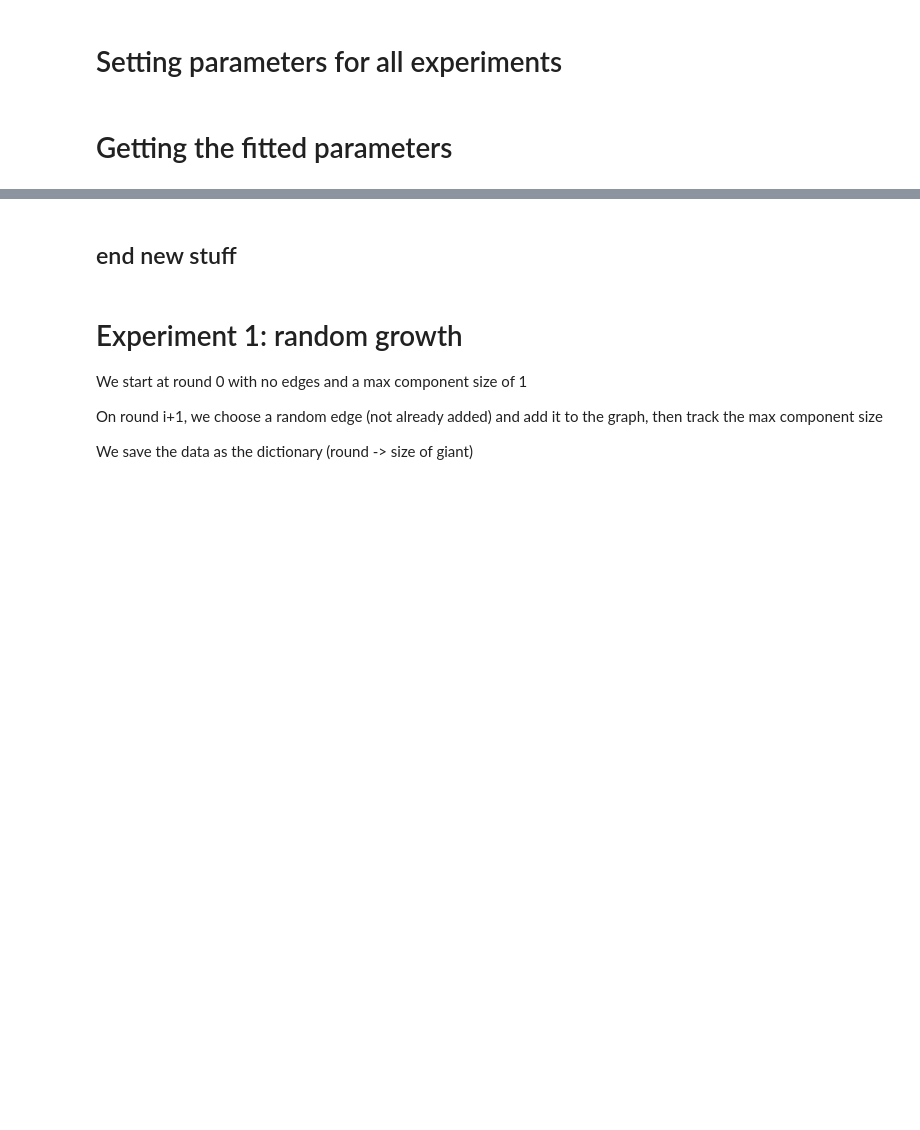
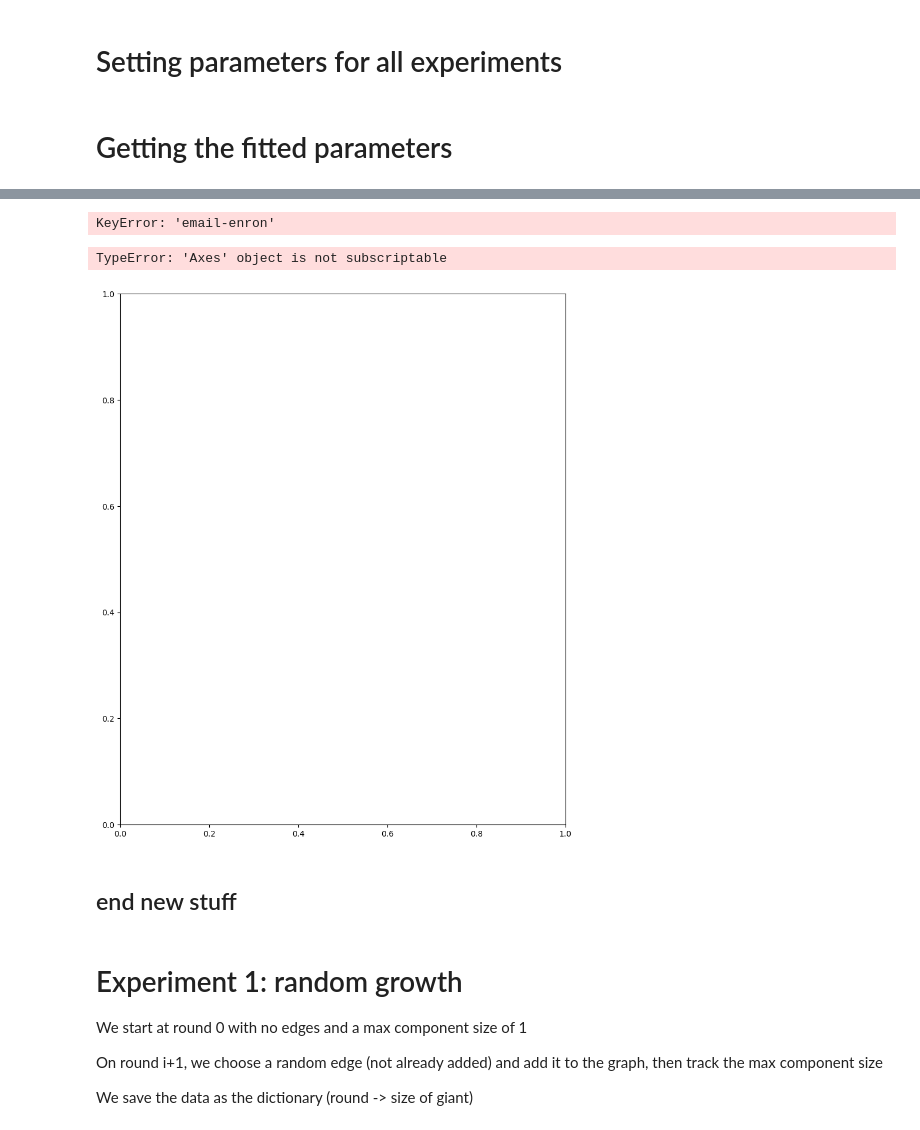
Before and after one commit to emilylackershire/Simplicial_Ratio, a Jupyter notebook: Experiments/Experiments.ipynb, the cells around one changed output, grey strips where cells are left out. Cells and saved outputs as stored; diff of their text form; code cells hidden in the pictures; blank space fills up the shorter version.

```diff
--- a/Experiments/Experiments.ipynb
+++ b/Experiments/Experiments.ipynb
@@ -275,3 +355,62 @@ df
+# %%
+df['email-enron']['random growth mean']
+# %% [output]
+KeyError: 'email-enron'
+# %%
+experiments = [
+    "random growth",
+]
+names =
+
+for i, experiment in enumerate(experiments):
+    fig, axs = plt.subplots(1, 1, figsize = (10,12))
+    row = 0
+    col = 0
+    for name in names:
+        if i<1:
+            axs[row, col].plot(list(df[experiment][name].keys())[:cutoff[name][experiment]],
+                               [x/n[name] for x in df[experiment][name].values()][:cutoff[name][experiment]],
+                               label='Real',
+                               linewidth=2,
+                               color='black'
+                              )
+    #        plt.plot(df[experiment]['{0} (Chung-Lu)'.format(name)].keys(),df[experiment]['{0} (Chung-Lu)'.format(name)].values(),label='Chung-Lu')
+            axs[row, col].plot(list(df[experiment]['{0} (q=0)'.format(name)].keys())[:cutoff[name][experiment]],
+                               [x/n[name] for x in df[experiment]['{0} (q=0)'.format(name)].values()][:cutoff[name][experiment]],
+                               label='q=0'
+                              )
+            axs[row, col].plot(list(df[experiment]['{0} (q=0.5)'.format(name)].keys())[:cutoff[name][experiment]],
+                               [x/n[name] for x in df[experiment]['{0} (q=0.5)'.format(name)].values()][:cutoff[name][experiment]],
+                               label='q=0.5')
+            axs[row, col].plot(list(df[experiment]['{0} (q=1)'.format(name)].keys())[:cutoff[name][experiment]],
+                               [x/n[name] for x in df[experiment]['{0} (q=1)'.format(name)].values()][:cutoff[name][experiment]],
+                               label='q=1')
+    #        plt.plot(df[experiment]['{0} (bottom-up)'.format(name)].keys(),df[experiment]['{0} (bottom-up)'.format(name)].values(),label='Bottom-up simplicial')
+    #        plt.plot(df[experiment]['{0} (top-down)'.format(name)].keys(),df[experiment]['{0} (top-down)'.format(name)].values(),label='Top-down simplicial')
+        if row == 0 and col == 0:
+            axs[row, col].legend()
+        if col == 0:
+            if i<1:
+                axs[row, col].set_ylabel('Normalized size of largest component')
+            else:
+                axs[row, col].set_ylabel('Wasserstein distnace')
+        if row == 2:
+            if i<1:
+                axs[row, col].set_xlabel('Number of edges added')
+            else:
+                axs[row, col].set_xlabel('Round')
+        axs[row, col].set_title('{0}'.format(name))
+        if col == 1:
+            col = 0
+            row += 1
+        else:
+            col += 1
+    plt.show()
+    #fig.savefig('pictures/first-six-{0}.png'.format(experiment))
+    plt.close()
+# %% [output]
+TypeError: 'Axes' object is not subscriptable
+[figure, added]
 # %% [markdown]
 ## end new stuff
 # %% [markdown]
```
Also changed, not shown: parts of 20 cells of this notebook, 1 other file.
